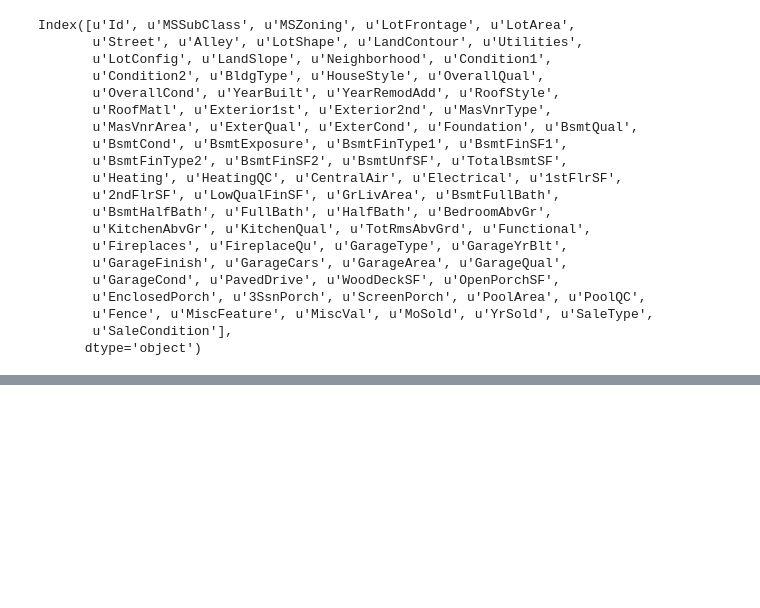
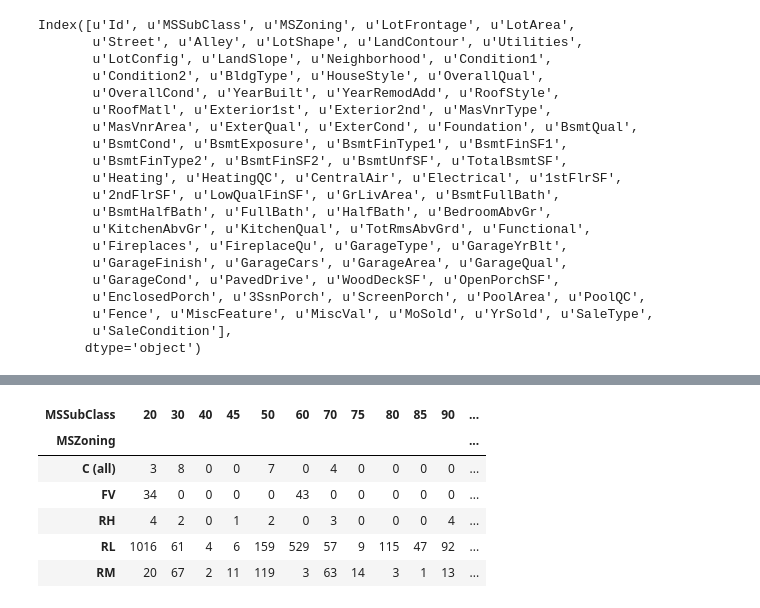
Before and after one commit to csk273/HousePrice, a Jupyter notebook: House price/Predicting Houseprices.ipynb, the cells around one changed output, grey strips where cells are left out. Saved outputs shown, nothing was run; the diff lists cells and outputs as text; code cells hidden in the pictures; blank space fills up the shorter version.

```diff
--- a/House price/Predicting Houseprices.ipynb
+++ b/House price/Predicting Houseprices.ipynb
@@ -231,0 +262,10 @@ Index([u'Id', u'MSSubClass', u'MSZoning', u'LotFrontage', u'LotArea',
+# %%
+pd.crosstab(df['MSZoning'],df['MSSubClass'])
+# %% [output]
+| MSSubClass | 20 | 30 | 40 | 45 | 50 | 60 | 70 | 75 | 80 | 85 | 90 | ... |
+| MSZoning |  |  |  |  |  |  |  |  |  |  |  | ... |
+| C (all) | 3 | 8 | 0 | 0 | 7 | 0 | 4 | 0 | 0 | 0 | 0 | ... |
+| FV | 34 | 0 | 0 | 0 | 0 | 43 | 0 | 0 | 0 | 0 | 0 | ... |
+| RH | 4 | 2 | 0 | 1 | 2 | 0 | 3 | 0 | 0 | 0 | 4 | ... |
+| RL | 1016 | 61 | 4 | 6 | 159 | 529 | 57 | 9 | 115 | 47 | 92 | ... |
+| RM | 20 | 67 | 2 | 11 | 119 | 3 | 63 | 14 | 3 | 1 | 13 | ... |
```
Also changed, not shown: parts of 6 cells of this notebook.
